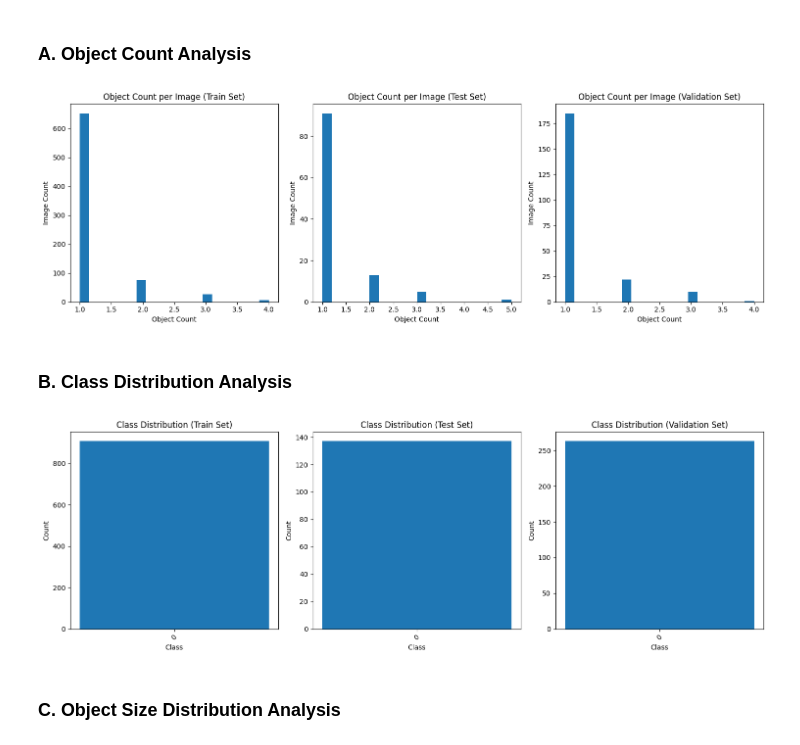
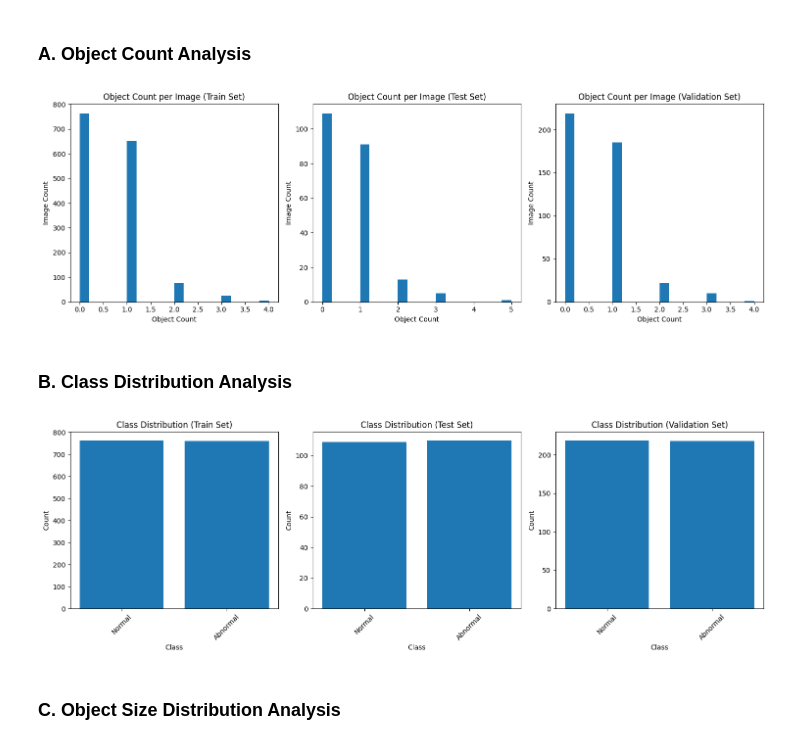
Before and after one commit to RahafAlatiq0/CCTV_violence_detection, a Jupyter notebook: Violence_Detection_YoloV8.ipynb, the cells around one changed output. Saved outputs shown, nothing was run; the diff lists cells and outputs as text; code cells hidden in the pictures.

Commit message:
New dataset

```diff
--- a/Violence_Detection_YoloV8.ipynb
+++ b/Violence_Detection_YoloV8.ipynb
@@ -59,9 +59,9 @@ import matplotlib.pyplot as plt
 import os
 
 # Define the paths to the dataset folders
-train_folder = '/content/yolo_datasets/violence-detection-1/train'
-test_folder = '/content/yolo_datasets/violence-detection-1/test'
-valid_folder = '/content/yolo_datasets/violence-detection-1/valid'
+train_folder = '/content/yolo_datasets/violence-detection--3/train'
+test_folder = '/content/yolo_datasets/violence-detection--3/test'
+valid_folder = '/content/yolo_datasets/violence-detection--3/valid'
 
 # Function to get the number of objects in each image
 def get_object_counts(image_folder, label_folder):
@@ -112,68 +112,70 @@ plt.tight_layout()
 # Display the plots
 plt.show()
 # %% [output]
-[figure, old version]
+[figure, new version]
 # %% [markdown]
 ### B. Class Distribution Analysis
 # %%
-# Function to get the class distribution
-def get_class_distribution(label_folder):
-    class_counts = {}
-    for label_file in os.listdir(label_folder):
-        label_path = os.path.join(label_folder, label_file)
+import os
+import matplotlib.pyplot as plt
 
-        with open(label_path, 'r') as f:
-            labels = f.read().splitlines()
+def get_class_distribution(image_folder):
+    class_counts = {"Normal": 0, "Abnormal": 0}
+    for image_file in os.listdir(image_folder):
+        image_name = image_file.split('.')[0]
 
-        for label in labels:
-            class_name = label.split()[0]
-            class_counts[class_name] = class_counts.get(class_name, 0) + 1
+        if image_name.startswith("Normal"):
+            class_counts["Normal"] += 1
+        elif image_name.startswith("abnormal"):
+            class_counts["Abnormal"] += 1
 
     return class_counts
 
+# Define the paths to the dataset folders
+train_folder = '/content/yolo_datasets/violence-detection--3/train/images'
+test_folder = '/content/yolo_datasets/violence-detection--3/test/images'
+valid_folder = '/content/yolo_datasets/violence-detection--3/valid/images'
+
 # Get the class distribution in the train set
-train_label_folder = os.path.join(train_folder, 'labels')
-train_class_distribution = get_class_distribution(train_label_folder)
+train_class_distribution = get_class_distribution(train_folder)
 
 # Get the class distribution in the test set
-test_label_folder = os.path.join(test_folder, 'labels')
-test_class_distribution = get_class_distribution(test_label_folder)
+test_class_distribution = get_class_distribution(test_folder)
 
 # Get the class distribution in the validation set
-valid_label_folder = os.path.join(valid_folder, 'labels')
-valid_class_distribution = get_class_distribution(valid_label_folder)
+valid_class_distribution = get_class_distribution(valid_folder)
 
 # Plot the class distributions
 fig, axs = plt.subplots(1, 3, figsize=(15, 5))
 
 class_names_train = train_class_distribution.keys()
 class_counts_train = train_class_distribution.values()
 axs[0].bar(class_names_train, class_counts_train)
 axs[0].set_title('Class Distribution (Train Set)')
 axs[0].set_xlabel('Class')
 axs[0].set_ylabel('Count')
 axs[0].tick_params(axis='x', rotation=45)
 
 class_names_test = test_class_distribution.keys()
 class_counts_test = test_class_distribution.values()
 axs[1].bar(class_names_test, class_counts_test)
 axs[1].set_title('Class Distribution (Test Set)')
 axs[1].set_xlabel('Class')
 axs[1].set_ylabel('Count')
 axs[1].tick_params(axis='x', rotation=45)
 
 class_names_valid = valid_class_distribution.keys()
 class_counts_valid = valid_class_distribution.values()
 axs[2].bar(class_names_valid, class_counts_valid)
 axs[2].set_title('Class Distribution (Validation Set)')
 axs[2].set_xlabel('Class')
 axs[2].set_ylabel('Count')
 axs[2].tick_params(axis='x', rotation=45)
 
 plt.tight_layout()
 plt.show()
 # %% [output]
-[figure, old version]
+[figure, new version]
 # %% [markdown]
 ### C. Object Size Distribution Analysis
 # %%
```
Also changed, not shown: parts of 2 cells of this notebook.
